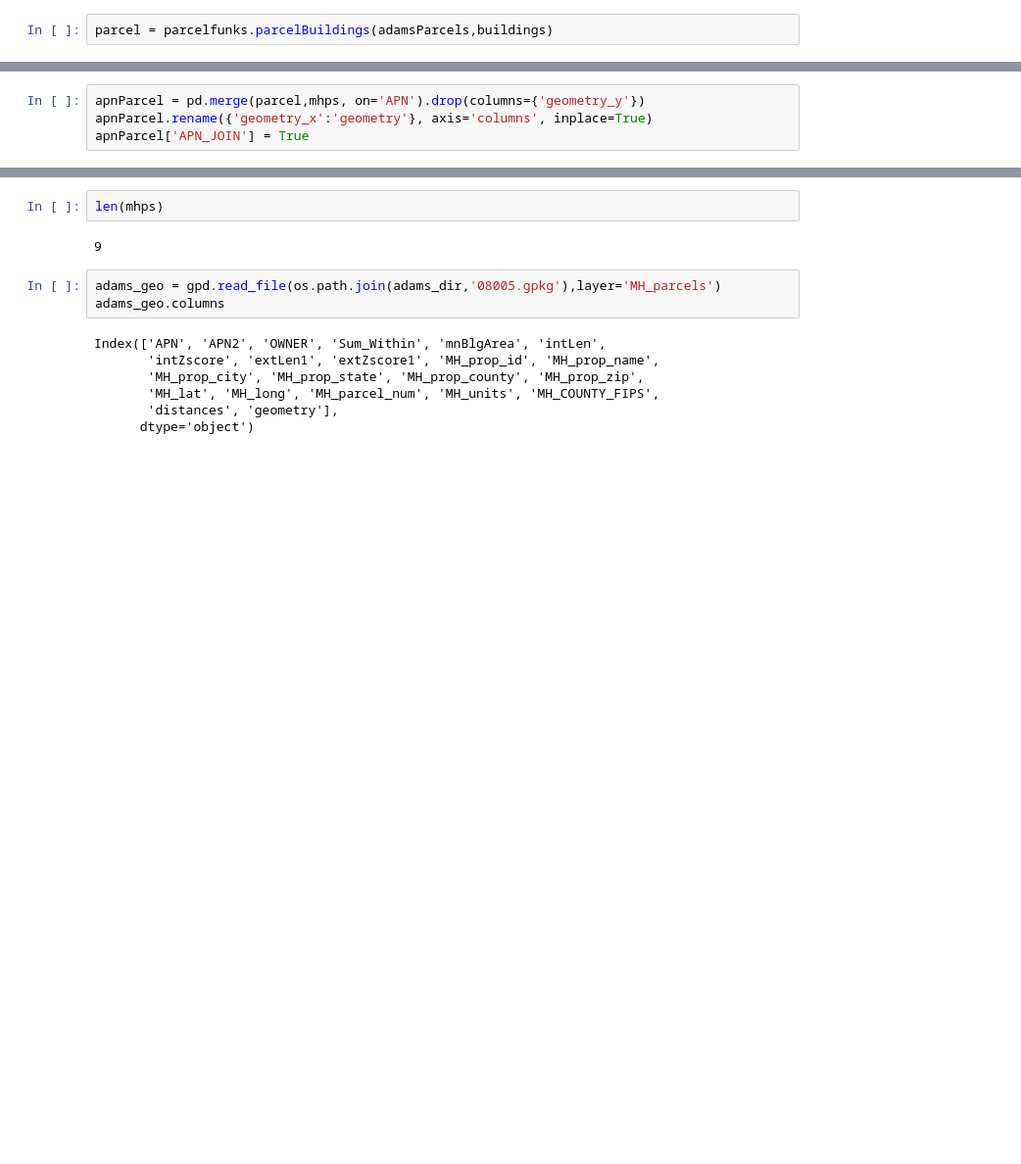
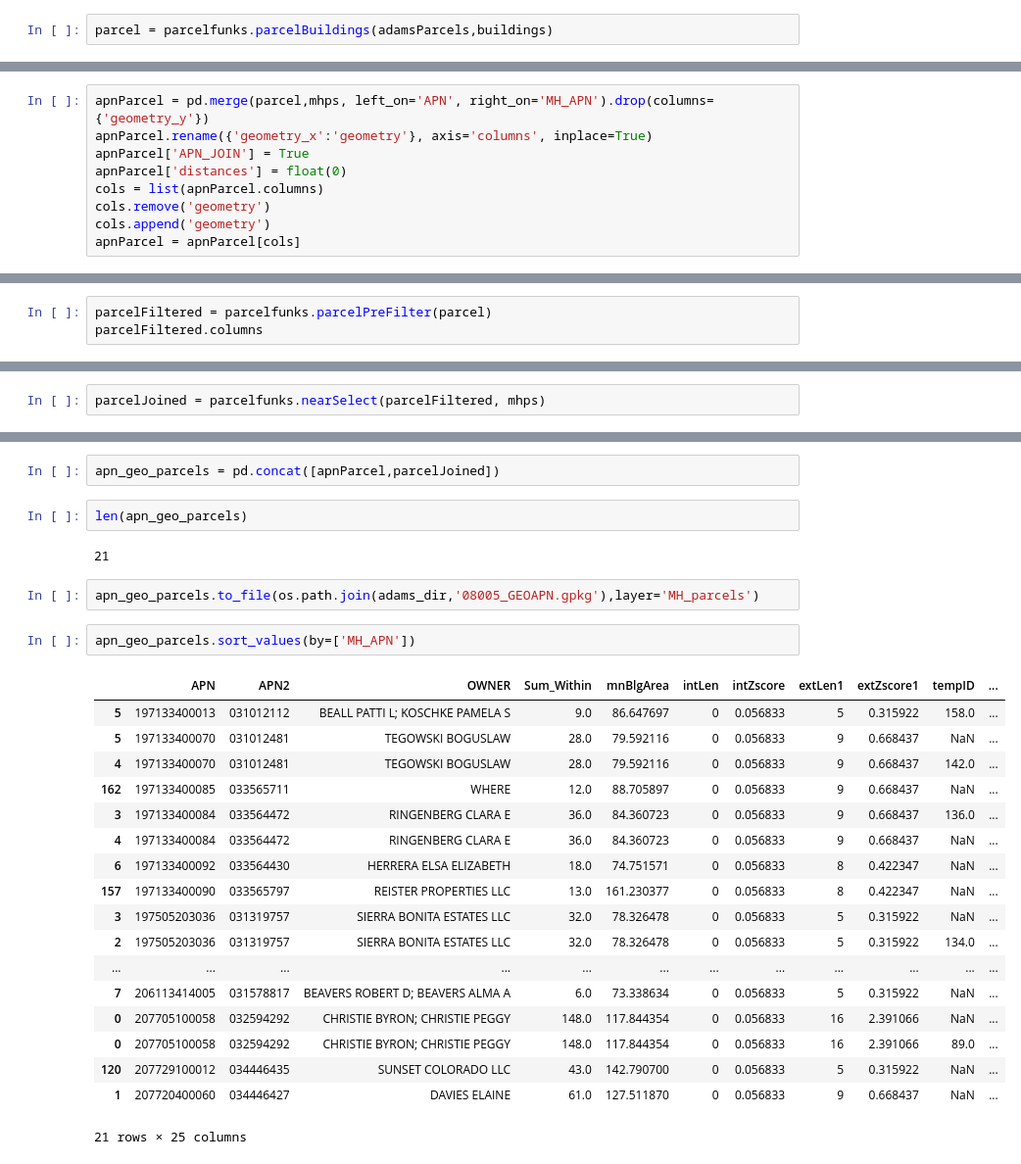
Before and after one commit to whitephil/parcel-mhp, a Jupyter notebook: building_ownership_chk.ipynb, the cells around one changed output, grey strips where cells are left out. Shown: that part at 98% size. Drawn from its saved outputs; the diff is of its cells as text; blank space fills up the shorter version.

Commit message:
trouble shooting unit filtering, apn problems

```diff
--- a/building_ownership_chk.ipynb
+++ b/building_ownership_chk.ipynb
@@ -201,7 +218,12 @@ parcel = parcelfunks.parcelBuildings(adamsParcels,buildings)
 # %%
-apnParcel = pd.merge(parcel,mhps, on='APN').drop(columns={'geometry_y'})
+apnParcel = pd.merge(parcel,mhps, left_on='APN', right_on='MH_APN').drop(columns={'geometry_y'})
 apnParcel.rename({'geometry_x':'geometry'}, axis='columns', inplace=True)
 apnParcel['APN_JOIN'] = True
+apnParcel['distances'] = float(0)
+cols = list(apnParcel.columns)
+cols.remove('geometry')
+cols.append('geometry')
+apnParcel = apnParcel[cols]
 # %%
 apnParcel.columns
 # %% [output]
@@ -212,0 +240,3 @@ Index(['APN', 'APN2', 'OWNER', 'geometry', 'Sum_Within', 'mnBlgArea', 'intLen',
+# %%
+parcelFiltered = parcelfunks.parcelPreFilter(parcel)
+parcelFiltered.columns
@@ -212,0 +247,2 @@ Index(['APN', 'APN2', 'OWNER', 'geometry', 'Sum_Within', 'mnBlgArea', 'intLen',
+# %%
+parcelJoined = parcelfunks.nearSelect(parcelFiltered, mhps)
@@ -213,14 +258,29 @@ Index(['APN', 'APN2', 'OWNER', 'geometry', 'Sum_Within', 'mnBlgArea', 'intLen',
+# %%
+apn_geo_parcels = pd.concat([apnParcel,parcelJoined])
 # %%
-len(mhps)
+len(apn_geo_parcels)
 # %% [output]
-9
+21
 # %%
-adams_geo = gpd.read_file(os.path.join(adams_dir,'08005.gpkg'),layer='MH_parcels')
-adams_geo.columns
+apn_geo_parcels.to_file(os.path.join(adams_dir,'08005_GEOAPN.gpkg'),layer='MH_parcels')
-# %% [output]
-Index(['APN', 'APN2', 'OWNER', 'Sum_Within', 'mnBlgArea', 'intLen',
-       'intZscore', 'extLen1', 'extZscore1', 'MH_prop_id', 'MH_prop_name',
-       'MH_prop_city', 'MH_prop_state', 'MH_prop_county', 'MH_prop_zip',
-       'MH_lat', 'MH_long', 'MH_parcel_num', 'MH_units', 'MH_COUNTY_FIPS',
-       'distances', 'geometry'],
-      dtype='object')
+# %%
+apn_geo_parcels.sort_values(by=['MH_APN'])
+# %% [output]
+|  | APN | APN2 | OWNER | Sum_Within | mnBlgArea | intLen | intZscore | extLen1 | extZscore1 | tempID | ... |
+| 5 | 197133400013 | 031012112 | BEALL PATTI L; KOSCHKE PAMELA S | 9.0 | 86.647697 | 0 | 0.056833 | 5 | 0.315922 | 158.0 | ... |
+| 5 | 197133400070 | 031012481 | TEGOWSKI BOGUSLAW | 28.0 | 79.592116 | 0 | 0.056833 | 9 | 0.668437 | NaN | ... |
+| 4 | 197133400070 | 031012481 | TEGOWSKI BOGUSLAW | 28.0 | 79.592116 | 0 | 0.056833 | 9 | 0.668437 | 142.0 | ... |
+| 162 | 197133400085 | 033565711 | WHERE | 12.0 | 88.705897 | 0 | 0.056833 | 9 | 0.668437 | NaN | ... |
+| 3 | 197133400084 | 033564472 | RINGENBERG CLARA E | 36.0 | 84.360723 | 0 | 0.056833 | 9 | 0.668437 | 136.0 | ... |
+| 4 | 197133400084 | 033564472 | RINGENBERG CLARA E | 36.0 | 84.360723 | 0 | 0.056833 | 9 | 0.668437 | NaN | ... |
+| 6 | 197133400092 | 033564430 | HERRERA ELSA ELIZABETH | 18.0 | 74.751571 | 0 | 0.056833 | 8 | 0.422347 | NaN | ... |
+| 157 | 197133400090 | 033565797 | REISTER PROPERTIES LLC | 13.0 | 161.230377 | 0 | 0.056833 | 8 | 0.422347 | NaN | ... |
+| 3 | 197505203036 | 031319757 | SIERRA BONITA ESTATES LLC | 32.0 | 78.326478 | 0 | 0.056833 | 5 | 0.315922 | NaN | ... |
+| 2 | 197505203036 | 031319757 | SIERRA BONITA ESTATES LLC | 32.0 | 78.326478 | 0 | 0.056833 | 5 | 0.315922 | 134.0 | ... |
+| ... | ... | ... | ... | ... | ... | ... | ... | ... | ... | ... | ... |
+| 7 | 206113414005 | 031578817 | BEAVERS ROBERT D; BEAVERS ALMA A | 6.0 | 73.338634 | 0 | 0.056833 | 5 | 0.315922 | NaN | ... |
+| 0 | 207705100058 | 032594292 | CHRISTIE BYRON; CHRISTIE PEGGY | 148.0 | 117.844354 | 0 | 0.056833 | 16 | 2.391066 | NaN | ... |
+| 0 | 207705100058 | 032594292 | CHRISTIE BYRON; CHRISTIE PEGGY | 148.0 | 117.844354 | 0 | 0.056833 | 16 | 2.391066 | 89.0 | ... |
+| 120 | 207729100012 | 034446435 | SUNSET COLORADO LLC | 43.0 | 142.790700 | 0 | 0.056833 | 5 | 0.315922 | NaN | ... |
+| 1 | 207720400060 | 034446427 | DAVIES ELAINE | 61.0 | 127.511870 | 0 | 0.056833 | 9 | 0.668437 | NaN | ... |
+21 rows × 25 columns
```
Also changed, not shown: parts of 57 cells of this notebook, 2 other files.
